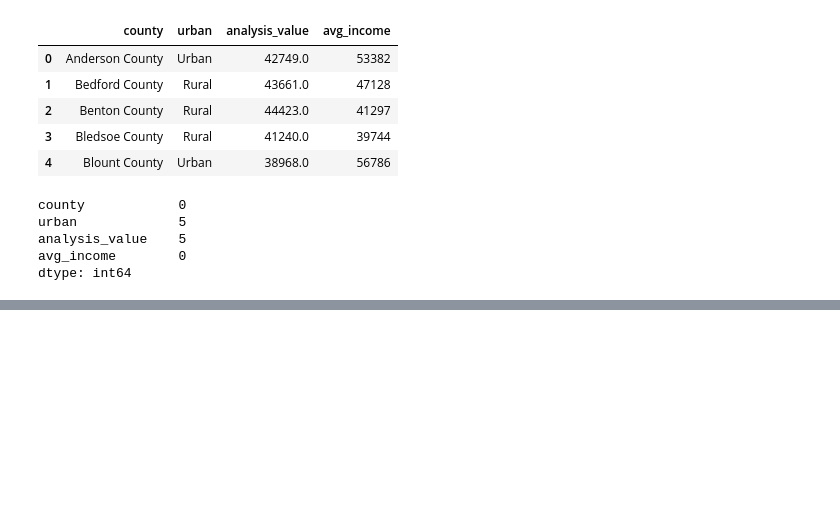
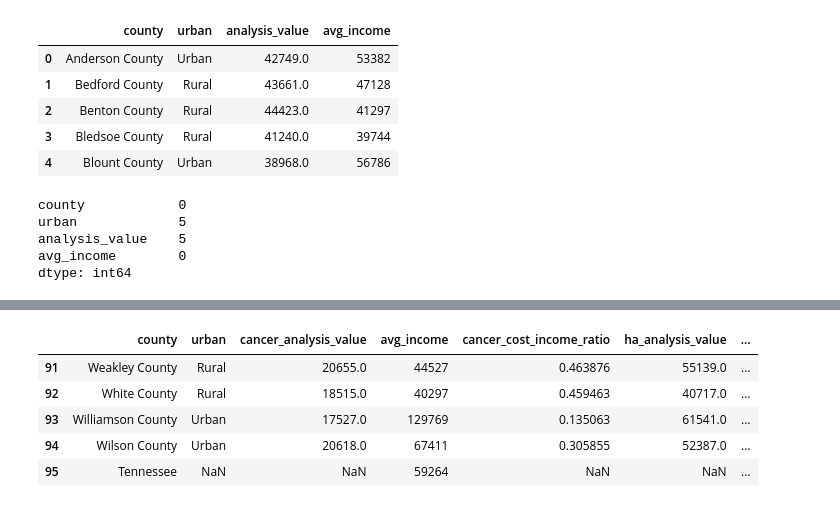
Before and after one commit to staylor08/vanderbilt-data-essentials-cohort-2, a Jupyter notebook: Week_1_ST.ipynb, the cells around one changed output, grey strips where cells are left out. Cells and saved outputs as stored; diff of their text form; code cells hidden in the pictures; blank space fills up the shorter version.

```diff
--- a/Week_1_ST.ipynb
+++ b/Week_1_ST.ipynb
@@ -495,0 +596,9 @@ dtype: int64
+# %%
+ha_cancer_costs.tail(5)
+# %% [output]
+|  | county | urban | cancer_analysis_value | avg_income | cancer_cost_income_ratio | ha_analysis_value | ... |
+| 91 | Weakley County | Rural | 20655.0 | 44527 | 0.463876 | 55139.0 | ... |
+| 92 | White County | Rural | 18515.0 | 40297 | 0.459463 | 40717.0 | ... |
+| 93 | Williamson County | Urban | 17527.0 | 129769 | 0.135063 | 61541.0 | ... |
+| 94 | Wilson County | Urban | 20618.0 | 67411 | 0.305855 | 52387.0 | ... |
+| 95 | Tennessee | NaN | NaN | 59264 | NaN | NaN | ... |
```
Also changed, not shown: parts of 19 cells of this notebook.
